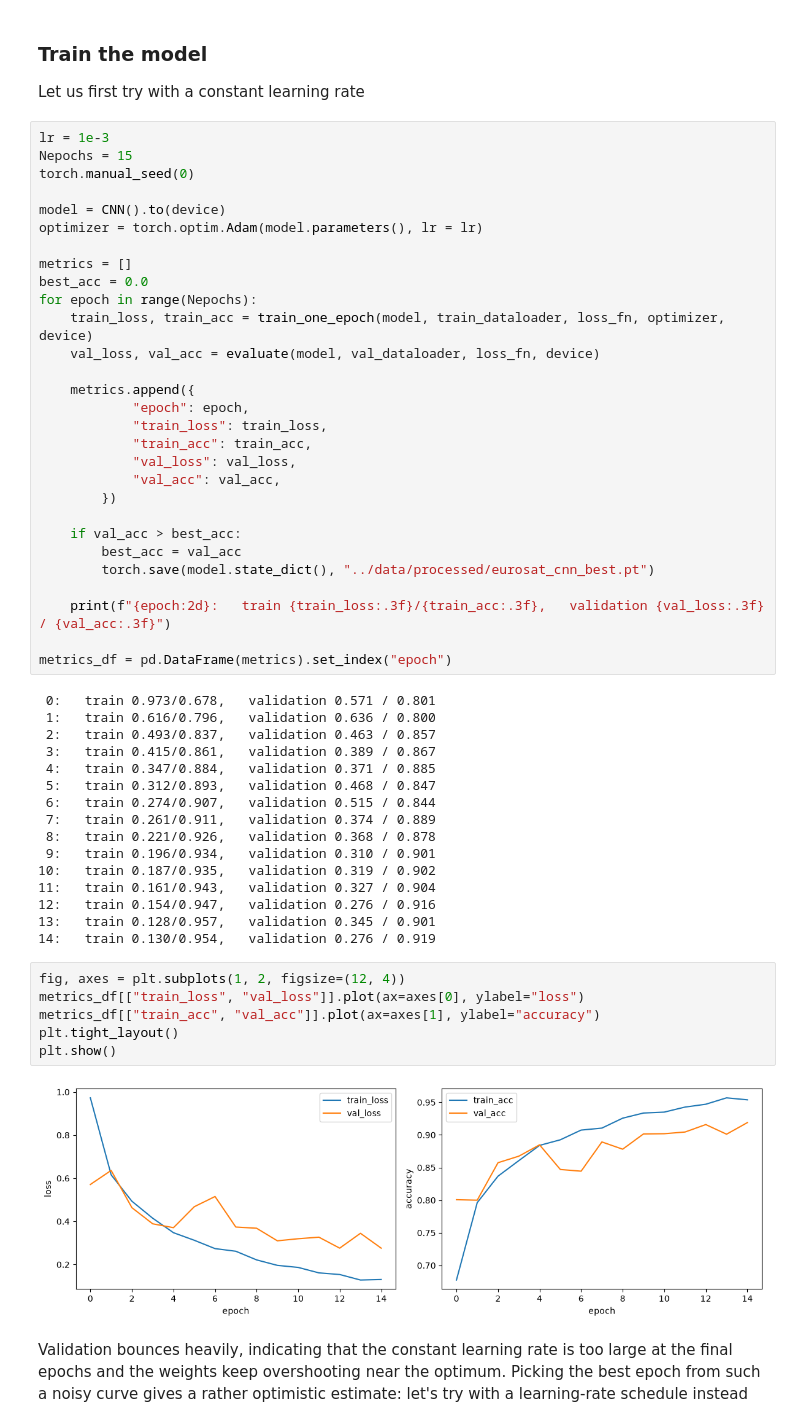
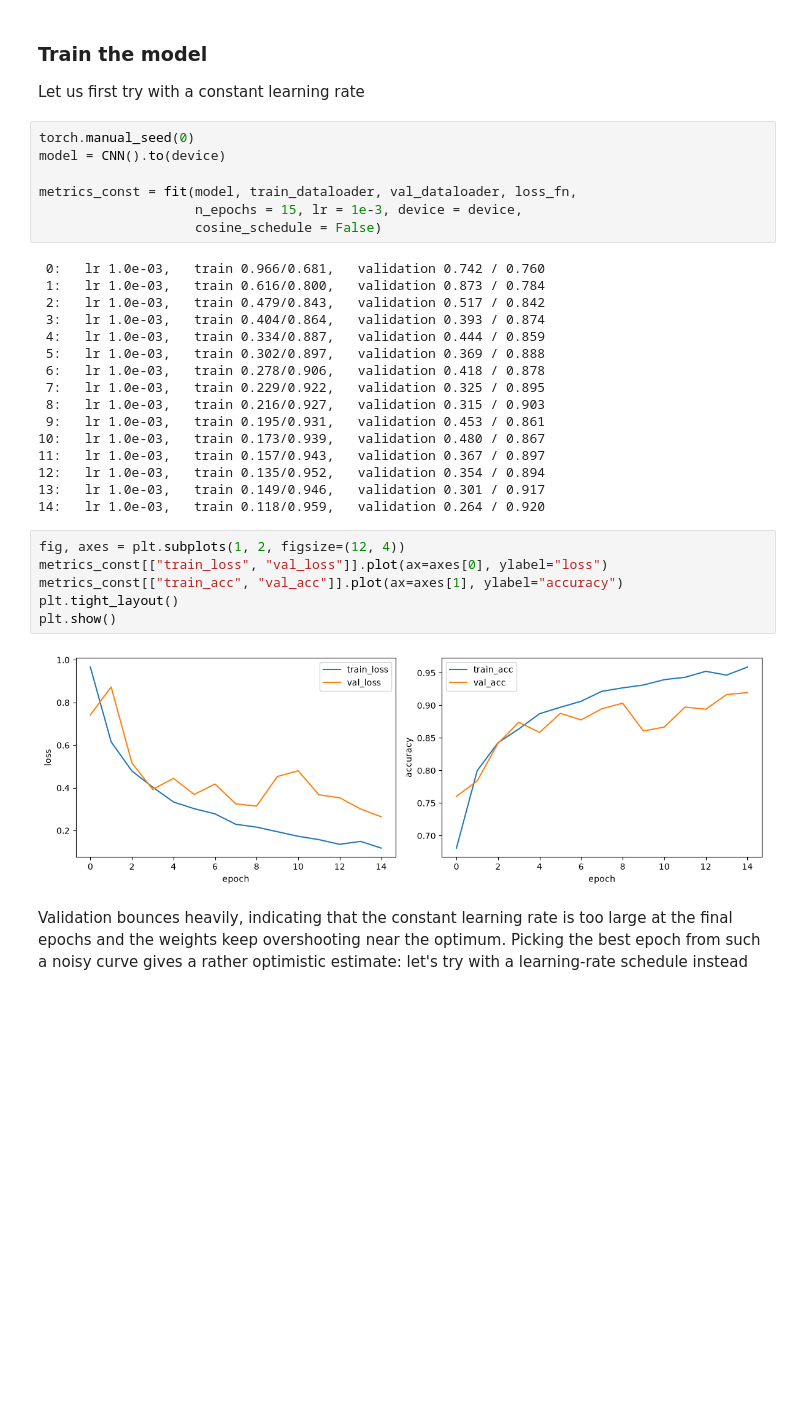
Before and after one commit to davidcirauqui/land_classification, a Jupyter notebook: notebooks/00_pytorch_warmup_eurosat.ipynb, the cells around one changed output. Drawn from its saved outputs; the diff is of its cells as text; blank space fills up the shorter version.

```diff
--- a/notebooks/00_pytorch_warmup_eurosat.ipynb
+++ b/notebooks/00_pytorch_warmup_eurosat.ipynb
@@ -218,58 +259,36 @@ for step in range(Nsteps):
 
 Let us first try with a constant learning rate
 # %%
-lr = 1e-3
-Nepochs = 15
 torch.manual_seed(0)
+model = CNN().to(device)
 
-model = CNN().to(device)
-optimizer = torch.optim.Adam(model.parameters(), lr = lr)
-
-metrics = []
-best_acc = 0.0
-for epoch in range(Nepochs):
-    train_loss, train_acc = train_one_epoch(model, train_dataloader, loss_fn, optimizer, device)
-    val_loss, val_acc = evaluate(model, val_dataloader, loss_fn, device)
-
-    metrics.append({
-            "epoch": epoch,
-            "train_loss": train_loss,
-            "train_acc": train_acc,
-            "val_loss": val_loss,
-            "val_acc": val_acc,
-        })
-
-    if val_acc > best_acc:
-        best_acc = val_acc
-        torch.save(model.state_dict(), "../data/processed/eurosat_cnn_best.pt")
-
-    print(f"{epoch:2d}:   train {train_loss:.3f}/{train_acc:.3f},   validation {val_loss:.3f} / {val_acc:.3f}")
-
-metrics_df = pd.DataFrame(metrics).set_index("epoch")
+metrics_const = fit(model, train_dataloader, val_dataloader, loss_fn,
+                    n_epochs = 15, lr = 1e-3, device = device,
+                    cosine_schedule = False)
 # %% [output]
- 0:   train 0.973/0.678,   validation 0.571 / 0.801
- 1:   train 0.616/0.796,   validation 0.636 / 0.800
- 2:   train 0.493/0.837,   validation 0.463 / 0.857
- 3:   train 0.415/0.861,   validation 0.389 / 0.867
- 4:   train 0.347/0.884,   validation 0.371 / 0.885
- 5:   train 0.312/0.893,   validation 0.468 / 0.847
- 6:   train 0.274/0.907,   validation 0.515 / 0.844
- 7:   train 0.261/0.911,   validation 0.374 / 0.889
- 8:   train 0.221/0.926,   validation 0.368 / 0.878
- 9:   train 0.196/0.934,   validation 0.310 / 0.901
-10:   train 0.187/0.935,   validation 0.319 / 0.902
-11:   train 0.161/0.943,   validation 0.327 / 0.904
-12:   train 0.154/0.947,   validation 0.276 / 0.916
-13:   train 0.128/0.957,   validation 0.345 / 0.901
-14:   train 0.130/0.954,   validation 0.276 / 0.919
+ 0:   lr 1.0e-03,   train 0.966/0.681,   validation 0.742 / 0.760
+ 1:   lr 1.0e-03,   train 0.616/0.800,   validation 0.873 / 0.784
+ 2:   lr 1.0e-03,   train 0.479/0.843,   validation 0.517 / 0.842
+ 3:   lr 1.0e-03,   train 0.404/0.864,   validation 0.393 / 0.874
+ 4:   lr 1.0e-03,   train 0.334/0.887,   validation 0.444 / 0.859
+ 5:   lr 1.0e-03,   train 0.302/0.897,   validation 0.369 / 0.888
+ 6:   lr 1.0e-03,   train 0.278/0.906,   validation 0.418 / 0.878
+ 7:   lr 1.0e-03,   train 0.229/0.922,   validation 0.325 / 0.895
+ 8:   lr 1.0e-03,   train 0.216/0.927,   validation 0.315 / 0.903
+ 9:   lr 1.0e-03,   train 0.195/0.931,   validation 0.453 / 0.861
+10:   lr 1.0e-03,   train 0.173/0.939,   validation 0.480 / 0.867
+11:   lr 1.0e-03,   train 0.157/0.943,   validation 0.367 / 0.897
+12:   lr 1.0e-03,   train 0.135/0.952,   validation 0.354 / 0.894
+13:   lr 1.0e-03,   train 0.149/0.946,   validation 0.301 / 0.917
+14:   lr 1.0e-03,   train 0.118/0.959,   validation 0.264 / 0.920
 # %%
 fig, axes = plt.subplots(1, 2, figsize=(12, 4))
-metrics_df[["train_loss", "val_loss"]].plot(ax=axes[0], ylabel="loss")
-metrics_df[["train_acc", "val_acc"]].plot(ax=axes[1], ylabel="accuracy")
+metrics_const[["train_loss", "val_loss"]].plot(ax=axes[0], ylabel="loss")
+metrics_const[["train_acc", "val_acc"]].plot(ax=axes[1], ylabel="accuracy")
 plt.tight_layout()
 plt.show()
 # %% [output]
-[figure, old version]
+[figure, new version]
 # %% [markdown]
 Validation bounces heavily, indicating that the constant learning rate is too large at the final epochs and the weights keep overshooting near the optimum. Picking the best epoch from such a noisy curve gives a rather optimistic estimate: let's try with a learning-rate schedule instead
 # %%
```
Also changed, not shown: parts of 15 cells of this notebook.
